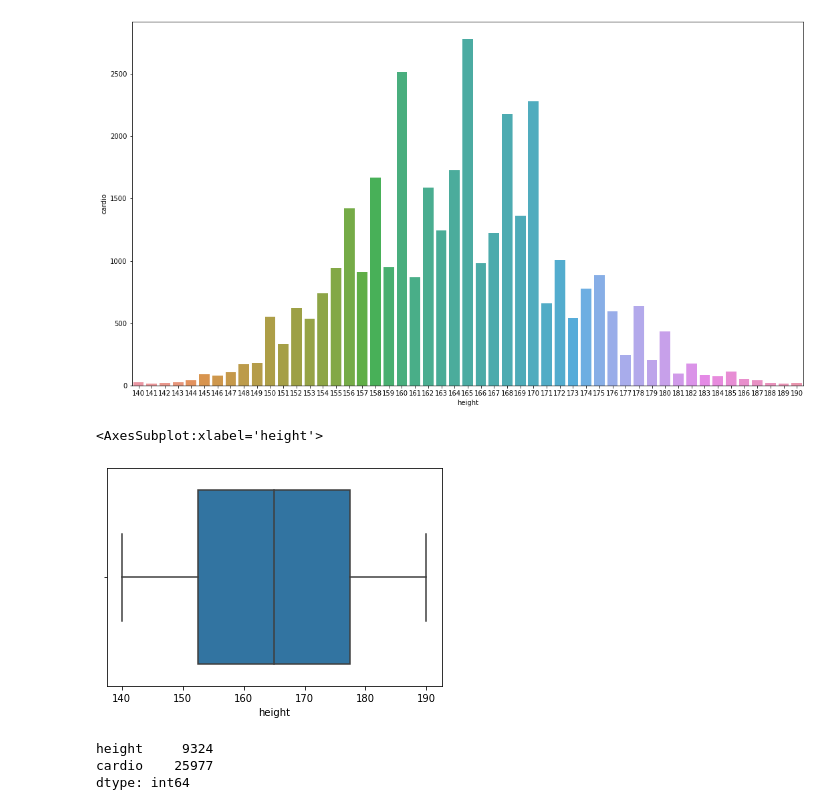
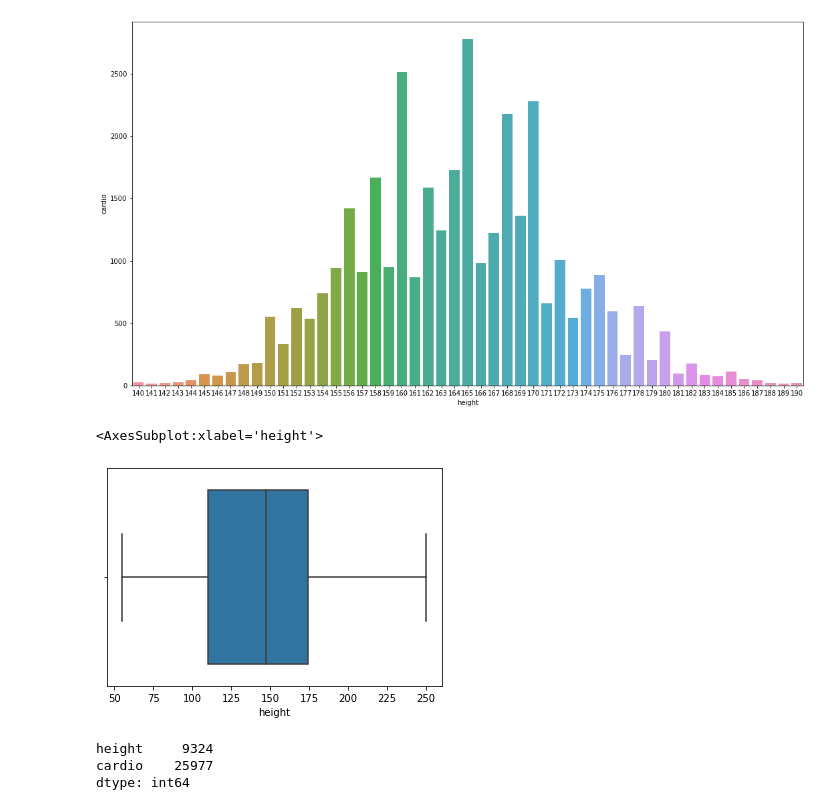
Before and after one commit to HenriqueCR1291/cardio_catch_diseases, a Jupyter notebook: m01_cardio_catch_diseases.ipynb, the cells around one changed output. Saved outputs shown, nothing was run; the diff lists cells and outputs as text; code cells hidden in the pictures.

```diff
--- a/m01_cardio_catch_diseases.ipynb
+++ b/m01_cardio_catch_diseases.ipynb
@@ -329,11 +315,11 @@ sns.barplot(x='height', y='cardio', ax=ax, data=aux1)
 [figure]
 # %%
 #boxplot height+cardio
-aux1 = aux1[['height', 'cardio']].groupby('height').sum().reset_index()
+aux1 = df3[['height', 'cardio']].groupby('height').sum().reset_index()
 sns.boxplot(x='height', data=aux1)
 # %% [output]
 <AxesSubplot:xlabel='height'>
-[figure, old version]
+[figure, new version]
 # %%
 #shorter than 170cm
 aux2 = df3[(df3['height'] < 170)]
```
Also changed, not shown: parts of 9 cells of this notebook.
